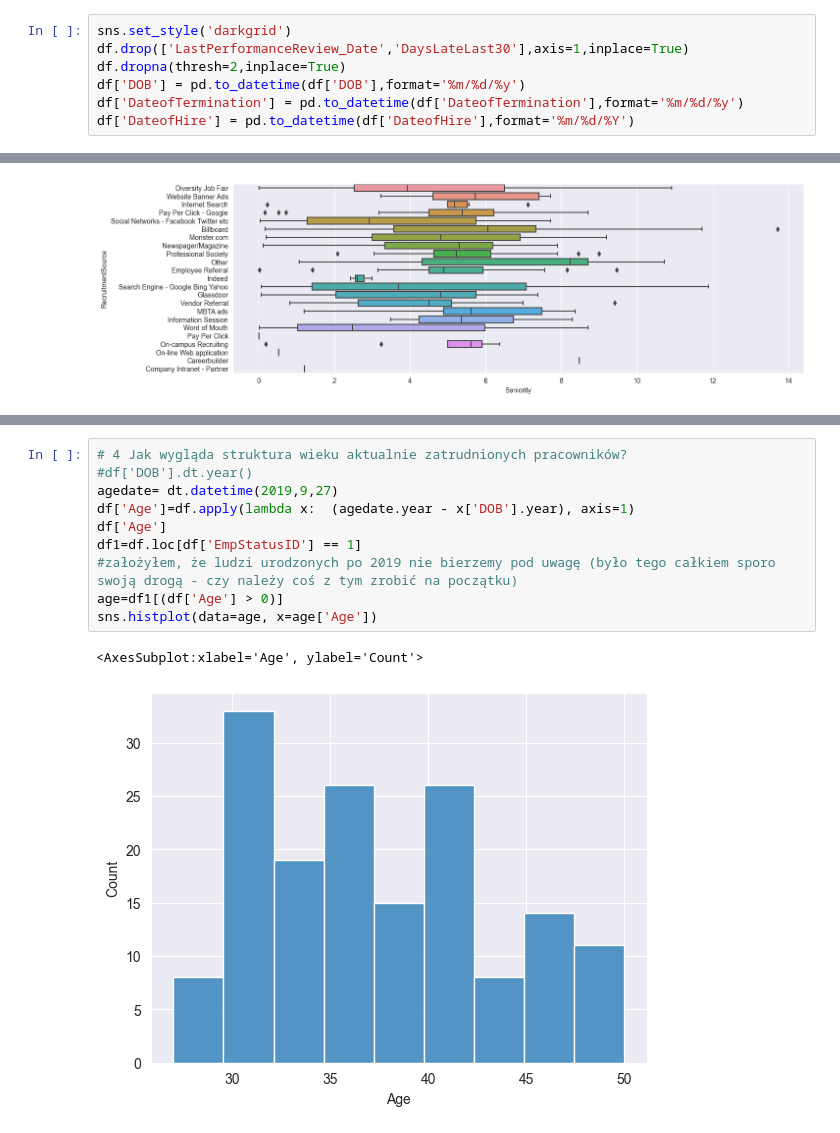
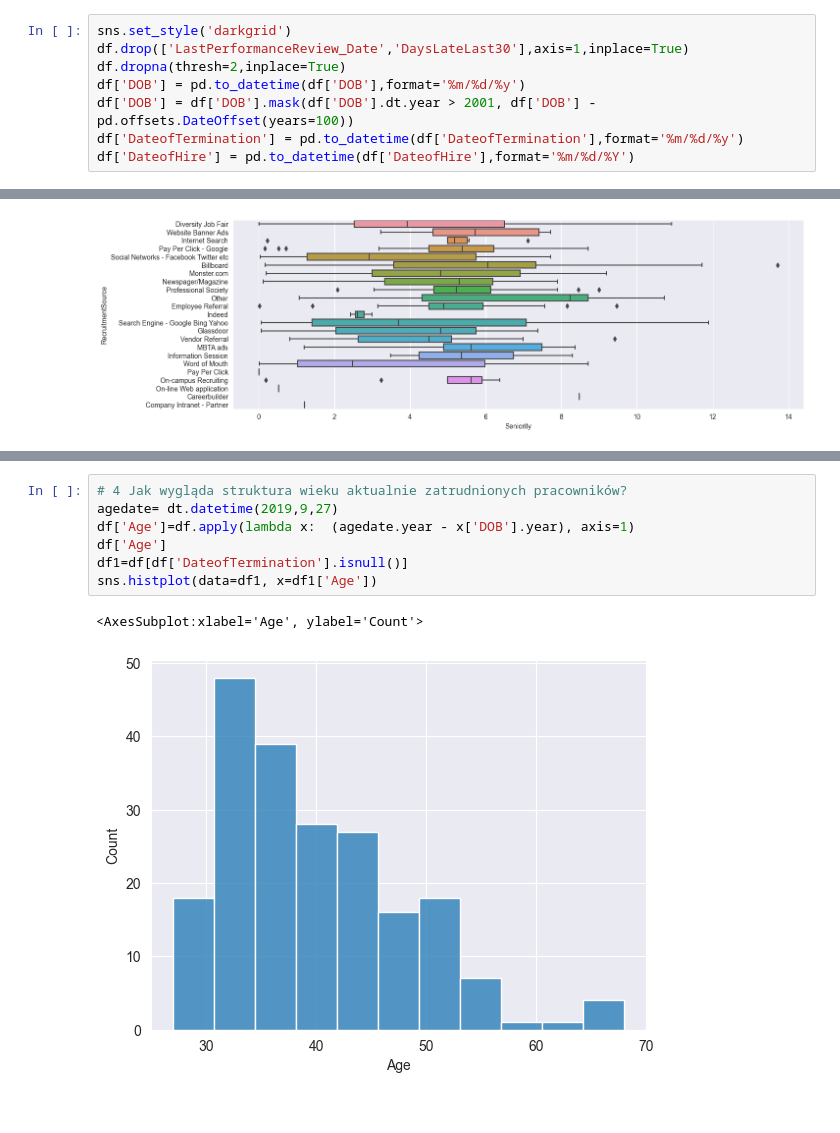
Before and after one commit to PiotrWitaszek/Seaborn, a Jupyter notebook: sb.ipynb, the cells around one changed output, grey strips where cells are left out. Saved outputs shown, nothing was run; the diff lists cells and outputs as text.

```diff
--- a/sb.ipynb
+++ b/sb.ipynb
@@ -21,6 +21,7 @@ sns.set_style('darkgrid')
 df.drop(['LastPerformanceReview_Date','DaysLateLast30'],axis=1,inplace=True)
 df.dropna(thresh=2,inplace=True)
 df['DOB'] = pd.to_datetime(df['DOB'],format='%m/%d/%y')
+df['DOB'] = df['DOB'].mask(df['DOB'].dt.year > 2001, df['DOB'] - pd.offsets.DateOffset(years=100))
 df['DateofTermination'] = pd.to_datetime(df['DateofTermination'],format='%m/%d/%y')
 df['DateofHire'] = pd.to_datetime(df['DateofHire'],format='%m/%d/%Y')
 # %%
@@ -82,13 +78,10 @@ Nie ma żadnej koralacji między stanem cywilnym, a zadowoleniem z pracy
 # %%
 # 4 Jak wygląda struktura wieku aktualnie zatrudnionych pracowników?
-#df['DOB'].dt.year()
 agedate= dt.datetime(2019,9,27)
 df['Age']=df.apply(lambda x:  (agedate.year - x['DOB'].year), axis=1)
 df['Age']
-df1=df.loc[df['EmpStatusID'] == 1]
-#założyłem, że ludzi urodzonych po 2019 nie bierzemy pod uwagę (było tego całkiem sporo swoją drogą - czy należy coś z tym zrobić na początku)
-age=df1[(df['Age'] > 0)]
-sns.histplot(data=age, x=age['Age'])
+df1=df[df['DateofTermination'].isnull()]
+sns.histplot(data=df1, x=df1['Age'])
 # %% [output]
 <AxesSubplot:xlabel='Age', ylabel='Count'>
-[figure, old version]
+[figure, new version]
```
Also changed, not shown: parts of 5 cells of this notebook.
